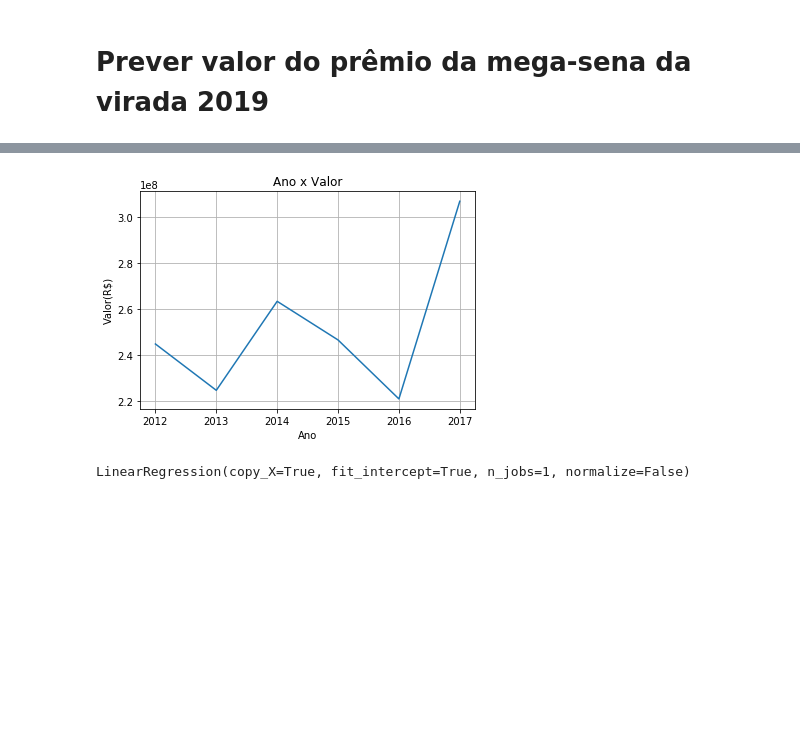
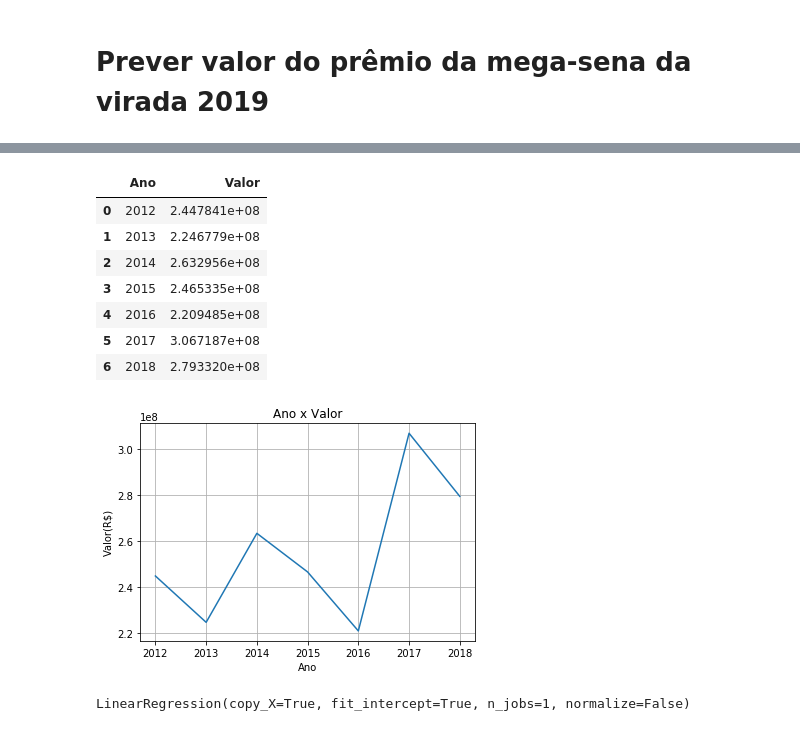
Before and after one commit to gabrielveigalima/Machine-learning, a Jupyter notebook: Prever valor da mega-sena da virada 2018.ipynb, the cells around one changed output, grey strips where cells are left out. Saved outputs shown, nothing was run; the diff lists cells and outputs as text; code cells hidden in the pictures; blank space fills up the shorter version.

Commit message:
adicionado dataframe para visualização dos dados

```diff
--- a/Prever valor da mega-sena da virada 2018.ipynb
+++ b/Prever valor da mega-sena da virada 2018.ipynb
@@ -10,0 +13,4 @@ ano   = [[2012],[2013],[2014],[2015],[2016],[2017]]
+# %%
+df = pd.DataFrame(ano)
+# %%
+df_valor = pd.DataFrame(valor)
@@ -10,0 +39,5 @@ ano   = [[2012],[2013],[2014],[2015],[2016],[2017]]
+# %%
+df.columns = ['Ano']
+# %%
+df['Valor'] = df_valor
+df.head()
@@ -11,13 +51,24 @@ ano   = [[2012],[2013],[2014],[2015],[2016],[2017]]
+# %%
+df
+# %% [output]
+|  | Ano | Valor |
+| 0 | 2012 | 2.447841e+08 |
+| 1 | 2013 | 2.246779e+08 |
+| 2 | 2014 | 2.632956e+08 |
+| 3 | 2015 | 2.465335e+08 |
+| 4 | 2016 | 2.209485e+08 |
+| 5 | 2017 | 3.067187e+08 |
+| 6 | 2018 | 2.793320e+08 |
 # %%
 plt.figure()
 plt.xlabel('Ano')
 plt.ylabel('Valor(R$)')
 plt.title('Ano x Valor')
-plt.plot(ano, valor)
+plt.plot(df['Ano'], df['Valor'])
 plt.grid(True)
 plt.show()
 # %% [output]
-[figure, old version]
+[figure, new version]
 # %%
 # Importando o módulo de Regressão Linear do scikit-learn
 from sklearn.linear_model import LinearRegression
```
Also changed, not shown: parts of 4 cells of this notebook.
